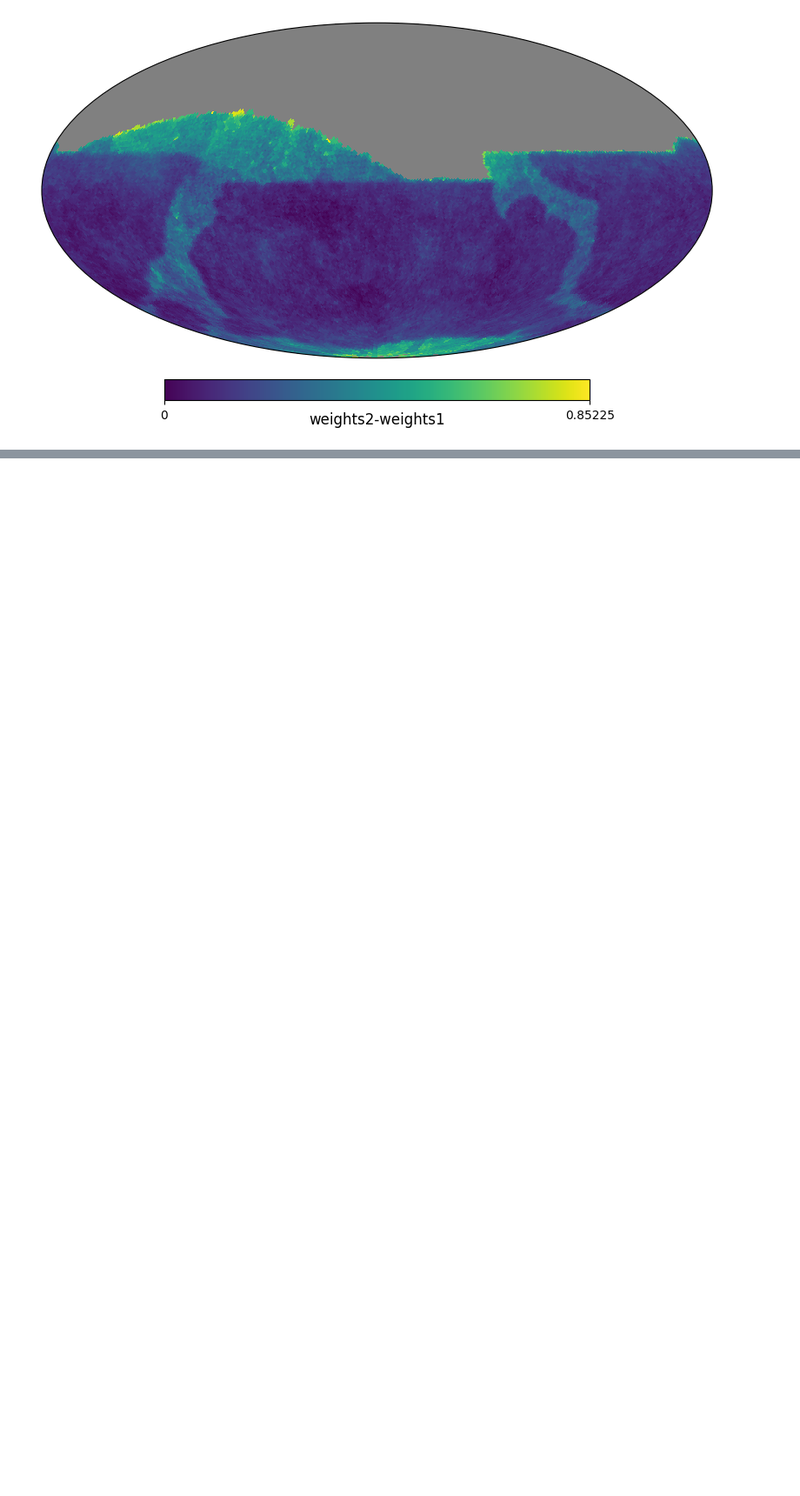
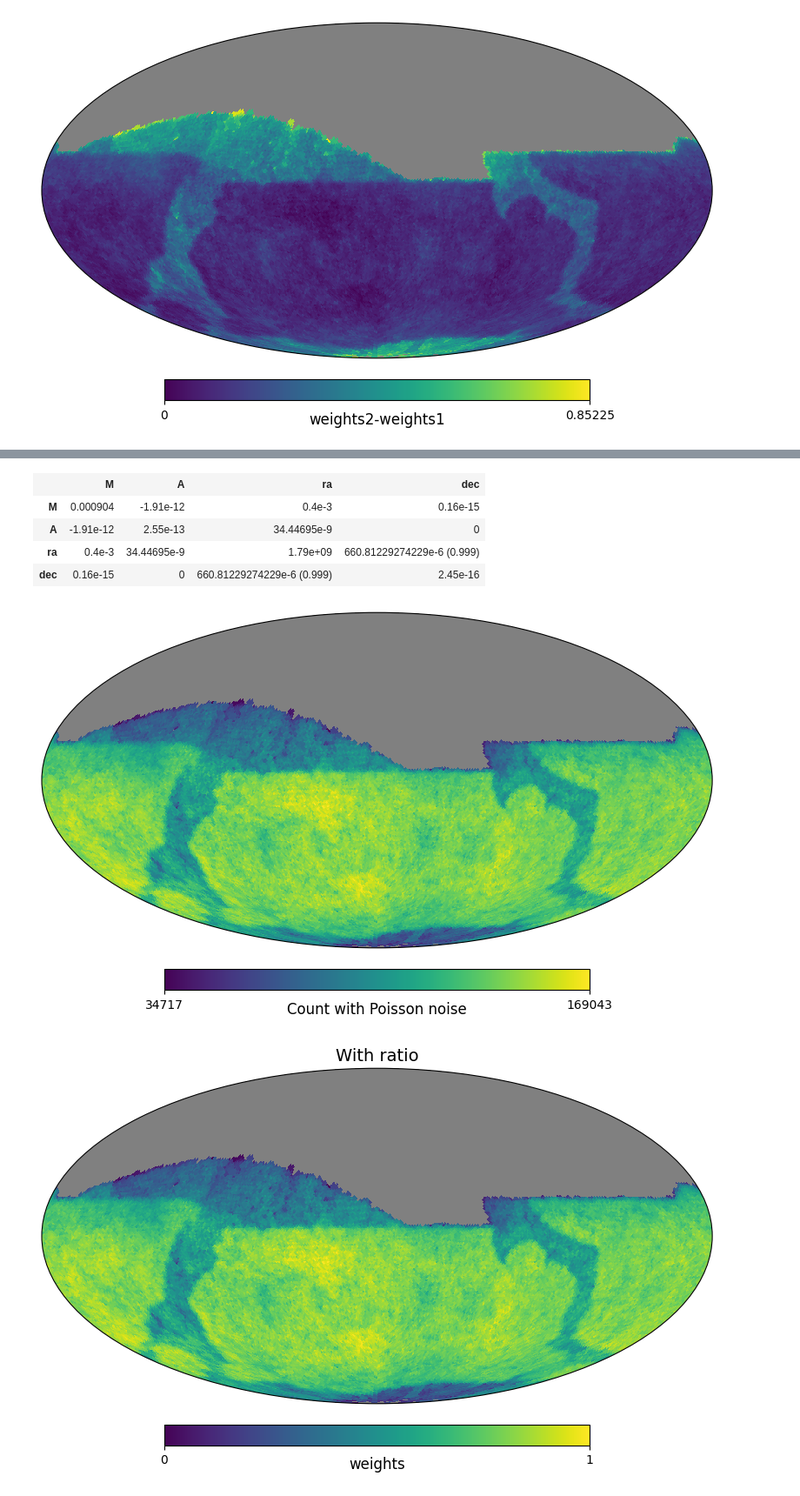
Before and after one commit to johannct/M2_Stage_Code, a Jupyter notebook: Simulation/Luminosity_Schechter.ipynb, the cells around one changed output, grey strips where cells are left out. Shown at 87% size. Saved outputs shown, nothing was run; the diff lists cells and outputs as text; code cells hidden in the pictures; blank space fills up the shorter version.

```diff
--- a/Simulation/Luminosity_Schechter.ipynb
+++ b/Simulation/Luminosity_Schechter.ipynb
@@ -266,0 +305,13 @@ hp.projview(weights2-weights1, nest=True, unit="weights2-weights1", title= "");
+# %%
+map = hp.ma(np.random.poisson(NSource_px), badval=0)
+weights = NSource_px/NSource_px_th
+weights = renormalize(weights)
+hp.projview(map, nest=True, unit="Count with Poisson noise");
+hp.projview(weights, nest=True, unit="weights", title= "With ratio");
+
+model = lambda map, M, A, ra, dec : apply_dipole_MD(map, M, A, ra, dec, nest=True, cut_masked=True, frame='icrs', contrast=False)
+init =  (1000, 1, 100, 40)
+names = ("M", "A", "ra", "dec")
+m = fit_dipole_err(model, map, init, names, bounds=([0, 0, 0, -90], [np.inf, 1, 360, 90]), weights=weights)
+m
+# %% [output]
@@ -266,0 +335,7 @@ hp.projview(weights2-weights1, nest=True, unit="weights2-weights1", title= "");
+|  | M | A | ra | dec |
+| M | 0.000904 | -1.91e-12 | 0.4e-3 | 0.16e-15 |
+| A | -1.91e-12 | 2.55e-13 | 34.44695e-9 | 0 |
+| ra | 0.4e-3 | 34.44695e-9 | 1.79e+09 | 660.81229274229e-6 (0.999) |
+| dec | 0.16e-15 | 0 | 660.81229274229e-6 (0.999) | 2.45e-16 |
+[figure, added]
+[figure, added]
```
Also changed, not shown: parts of 17 cells of this notebook, 2 other files.
